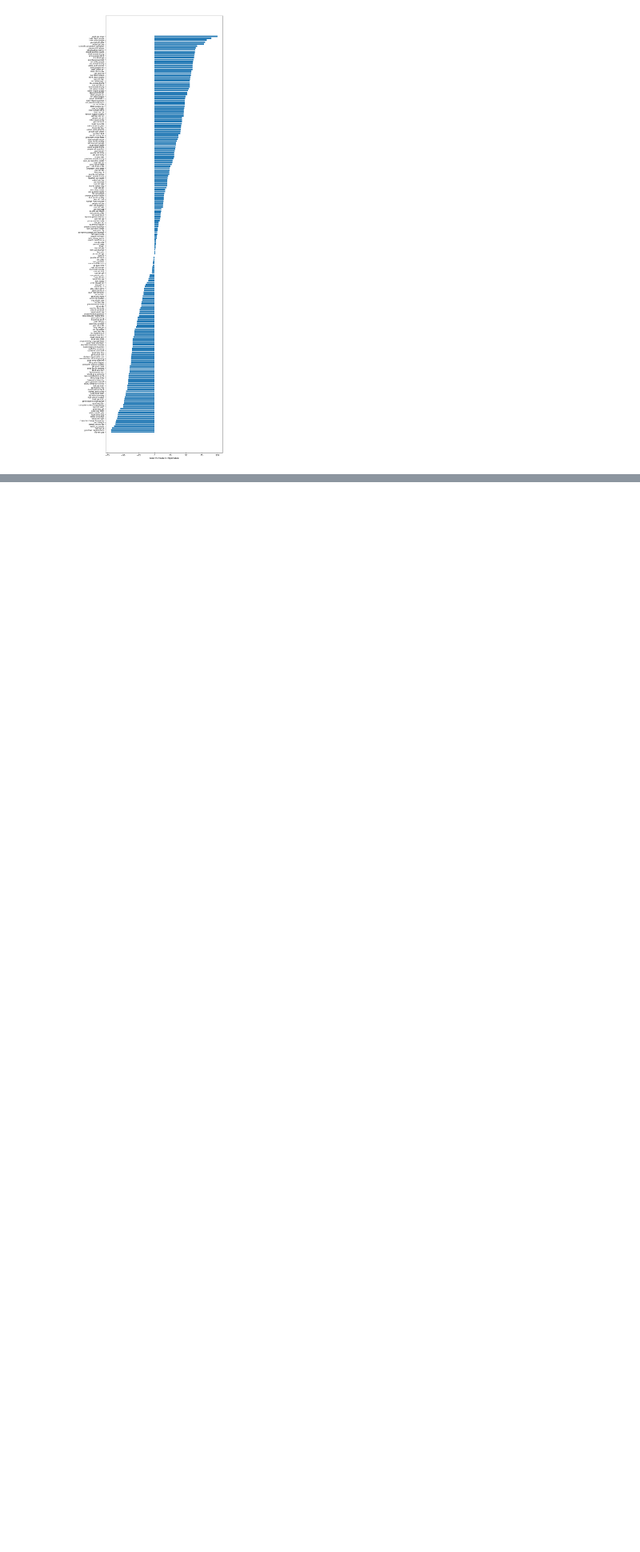
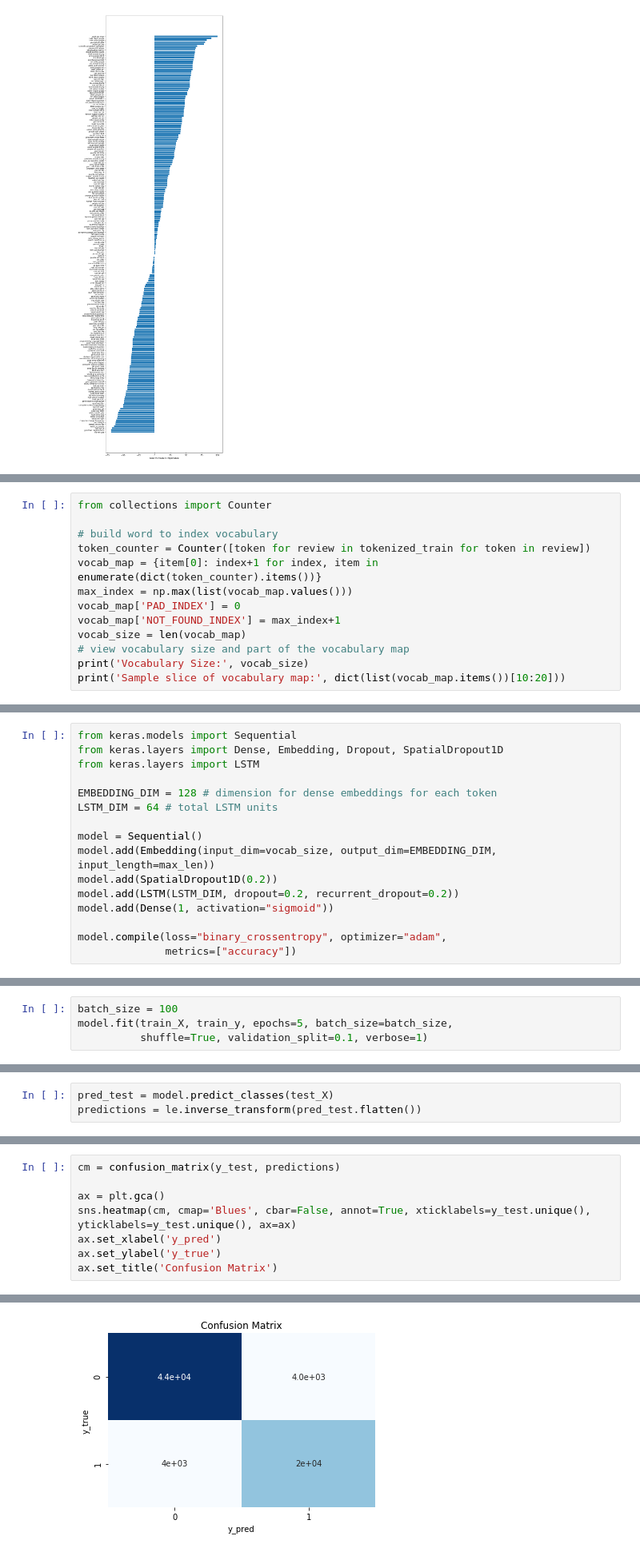
Before and after one commit to kavishashroff/Springboard, a Jupyter notebook: Capstone_2 - Quora Insincere Question Classification/Machine Learning and Deep Learning.ipynb, the cells around one changed output, grey strips where cells are left out. Shown at 80% size. Drawn from its saved outputs; the diff is of its cells as text; blank space fills up the shorter version.

```diff
--- a/Capstone_2 - Quora Insincere Question Classification/Machine Learning and Deep Learning.ipynb
+++ b/Capstone_2 - Quora Insincere Question Classification/Machine Learning and Deep Learning.ipynb
@@ -865,0 +753,13 @@ from keras.layers.normalization import BatchNormalization
+# %%
+from collections import Counter
+
+# build word to index vocabulary
+token_counter = Counter([token for review in tokenized_train for token in review])
+vocab_map = {item[0]: index+1 for index, item in enumerate(dict(token_counter).items())}
+max_index = np.max(list(vocab_map.values()))
+vocab_map['PAD_INDEX'] = 0
+vocab_map['NOT_FOUND_INDEX'] = max_index+1
+vocab_size = len(vocab_map)
+# view vocabulary size and part of the vocabulary map
+print('Vocabulary Size:', vocab_size)
+print('Sample slice of vocabulary map:', dict(list(vocab_map.items())[10:20]))
@@ -865,0 +802,16 @@ from keras.layers.normalization import BatchNormalization
+# %%
+from keras.models import Sequential
+from keras.layers import Dense, Embedding, Dropout, SpatialDropout1D
+from keras.layers import LSTM
+
+EMBEDDING_DIM = 128 # dimension for dense embeddings for each token
+LSTM_DIM = 64 # total LSTM units
+
+model = Sequential()
+model.add(Embedding(input_dim=vocab_size, output_dim=EMBEDDING_DIM, input_length=max_len))
+model.add(SpatialDropout1D(0.2))
+model.add(LSTM(LSTM_DIM, dropout=0.2, recurrent_dropout=0.2))
+model.add(Dense(1, activation="sigmoid"))
+
+model.compile(loss="binary_crossentropy", optimizer="adam",
+              metrics=["accuracy"])
@@ -865,0 +837,4 @@ from keras.layers.normalization import BatchNormalization
+# %%
+batch_size = 100
+model.fit(train_X, train_y, epochs=5, batch_size=batch_size,
+          shuffle=True, validation_split=0.1, verbose=1)
@@ -865,0 +854,3 @@ from keras.layers.normalization import BatchNormalization
+# %%
+pred_test = model.predict_classes(test_X)
+predictions = le.inverse_transform(pred_test.flatten())
@@ -865,0 +871,9 @@ from keras.layers.normalization import BatchNormalization
+# %%
+cm = confusion_matrix(y_test, predictions)
+
+ax = plt.gca()
+sns.heatmap(cm, cmap='Blues', cbar=False, annot=True, xticklabels=y_test.unique(), yticklabels=y_test.unique(), ax=ax)
+ax.set_xlabel('y_pred')
+ax.set_ylabel('y_true')
+ax.set_title('Confusion Matrix')
+# %% [output]
@@ -865,0 +881 @@ from keras.layers.normalization import BatchNormalization
+[figure, added]
```
Also changed, not shown: parts of 129 cells of this notebook.
